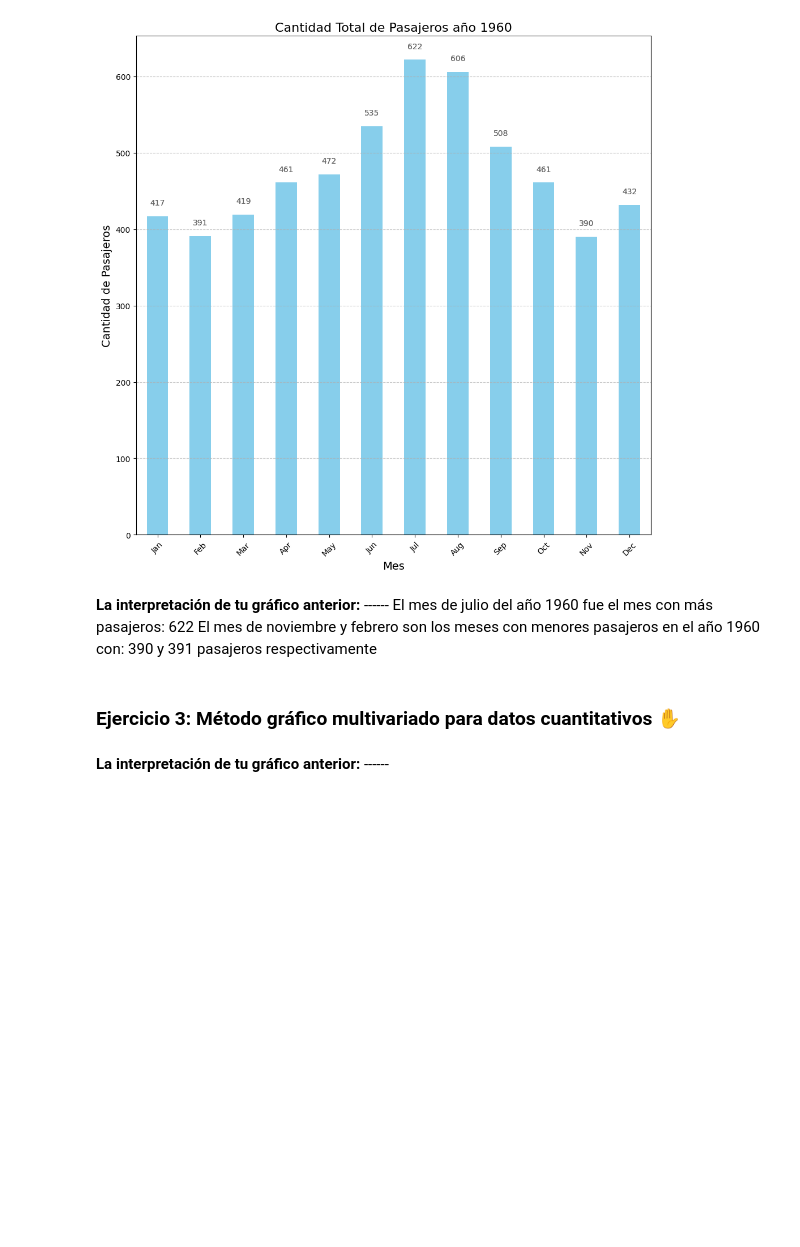
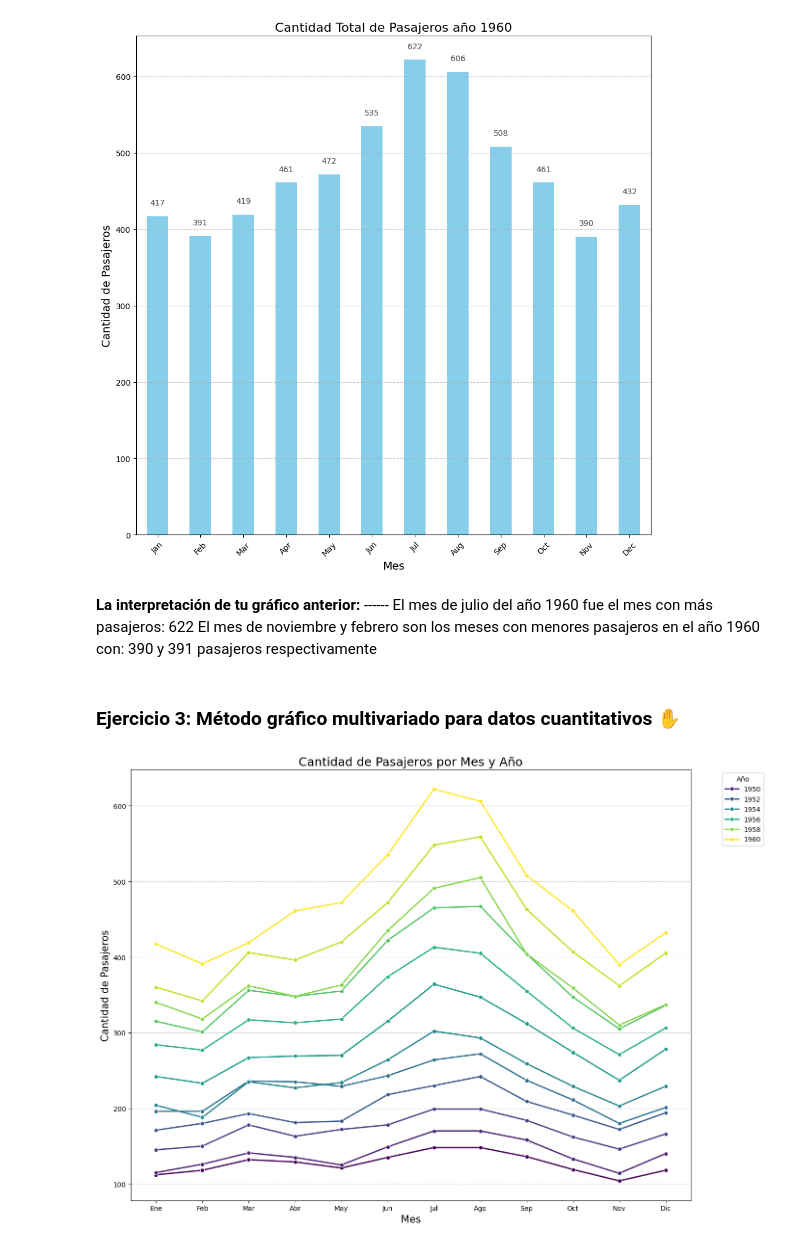
Before and after one commit to Armando1701/UTEC_Phyton_Jorge, a Jupyter notebook: Sesion_6_Tarea.ipynb, the cells around one changed output. Cells and saved outputs as stored; diff of their text form; code cells hidden in the pictures; blank space fills up the shorter version.

```diff
--- a/Sesion_6_Tarea.ipynb
+++ b/Sesion_6_Tarea.ipynb
@@ -218,2 +216,32 @@ El mes de noviembre y febrero son los meses con menores pasajeros en el año 196
-# %% [markdown]
-**La interpretación de tu gráfico anterior:** ------
+# %%
+#Tu código aquí
+
+# Crear un diccionario de mapeo de meses
+mapeo_meses = {
+    'Jan': 1, 'Feb': 2, 'Mar': 3, 'Apr': 4,
+    'May': 5, 'Jun': 6, 'Jul': 7, 'Aug': 8,
+    'Sep': 9, 'Oct': 10, 'Nov': 11, 'Dec': 12 }
+
+# Convertir la columna 'Mes' usando el mapeo
+# Usamos .loc para asegurar que la asignación se haga correctamente
+df.loc[:, 'Mes_Num'] = df['month'].map(mapeo_meses)
+
+plt.figure(figsize=(14, 10)) # Ajusta el tamaño para mejor visualización
+sns.lineplot(data=df, x='Mes_Num', y='passengers', hue='year', marker='o', palette='viridis', lw=2)
+
+# Configurar el eje X para mostrar nombres de meses
+nombres_meses = ['Ene', 'Feb', 'Mar', 'Abr', 'May', 'Jun', 'Jul', 'Ago', 'Sep', 'Oct', 'Nov', 'Dic']
+# Asegurarse de que los ticks y etiquetas cubran los meses presentes en los datos
+meses_presentes = sorted(df['Mes_Num'].unique())
+plt.xticks(ticks=meses_presentes, labels=[nombres_meses[m-1] for m in meses_presentes])
+
+
+plt.title('Cantidad de Pasajeros por Mes y Año', fontsize=18)
+plt.xlabel('Mes', fontsize=15)
+plt.ylabel('Cantidad de Pasajeros', fontsize=15)
+plt.grid(axis='y', linestyle='--', alpha=0.7)
+plt.legend(title='Año', bbox_to_anchor=(1.05, 1), loc='upper left') # Mueve la leyenda fuera del gráfico
+plt.tight_layout()
+plt.show()
+# %% [output]
+[figure, added]
```
Also changed, not shown: parts of 3 cells of this notebook.
